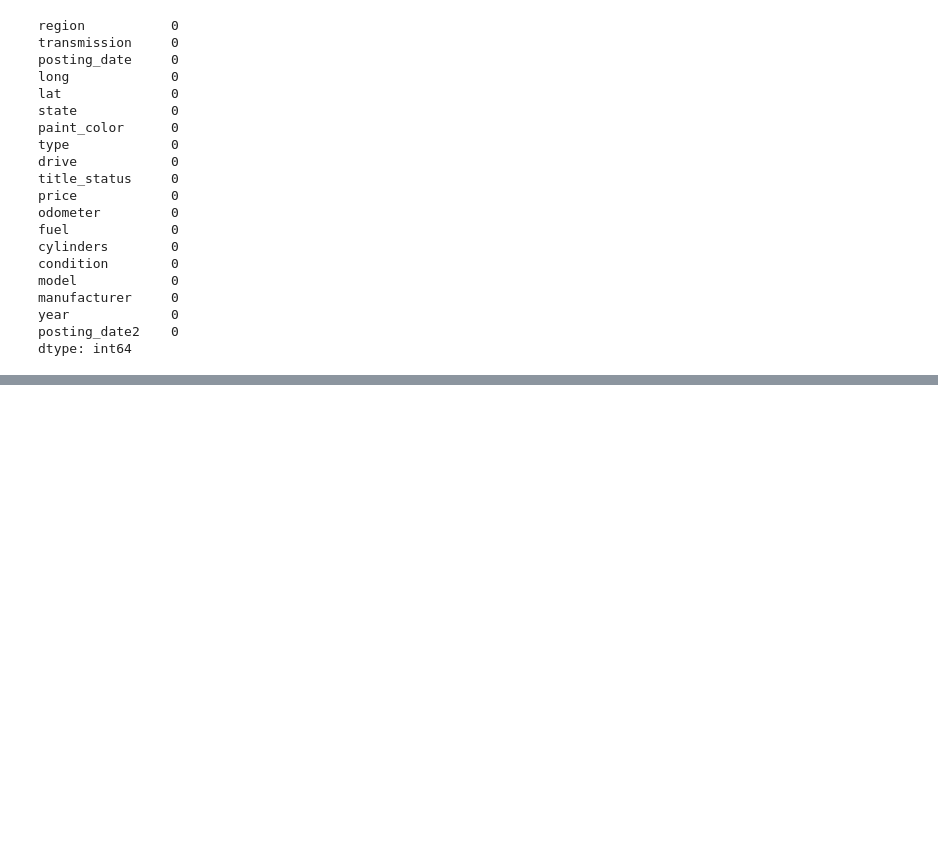
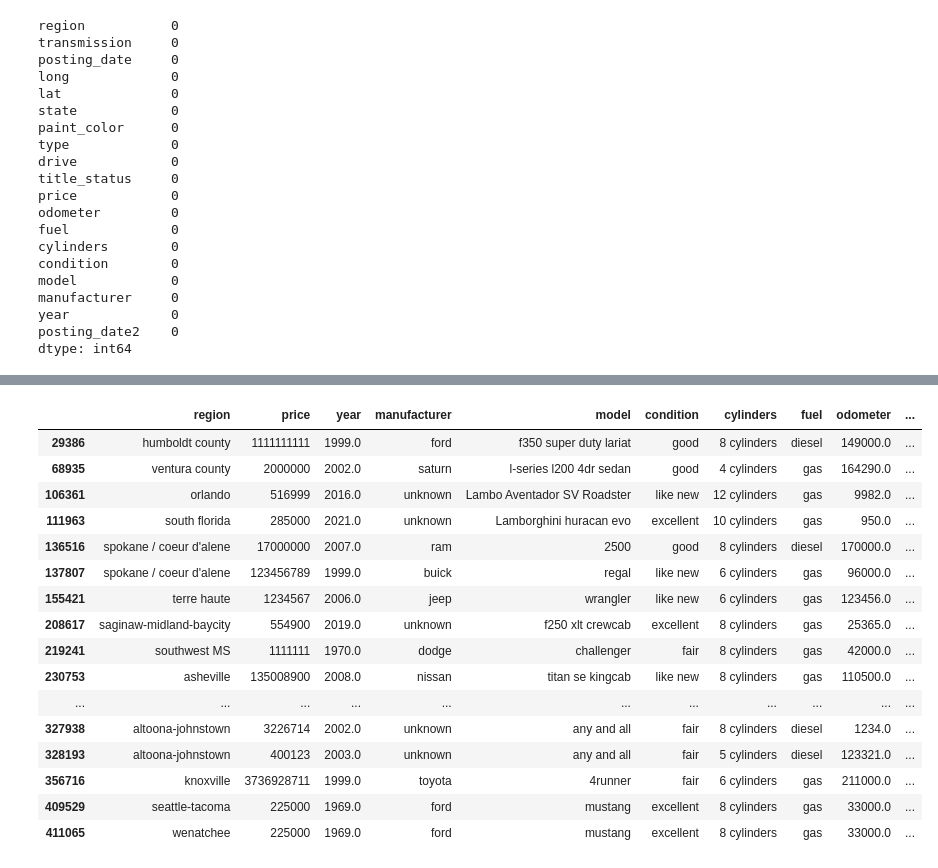
Before and after one commit to kwanjeff/DataTrack, a Jupyter notebook: Capstone 3/1. DataWrangling Used Car Price.ipynb, the cells around one changed output, grey strips where cells are left out. Drawn from its saved outputs; the diff is of its cells as text; code cells hidden in the pictures; blank space fills up the shorter version.

```diff
--- a/Capstone 3/1. DataWrangling Used Car Price.ipynb
+++ b/Capstone 3/1. DataWrangling Used Car Price.ipynb
@@ -507,0 +527,4 @@ dtype: int64
+# %%
+#Task 4.8
+
+usedVehicle2.drop('posting_date',axis=1, inplace=True)
@@ -507,0 +548,26 @@ dtype: int64
+# %%
+#Task 4.10
+
+usedVehiclex = usedVehicle2[usedVehicle2['price']>200000]
+# %%
+#Task 4.11
+
+usedVehiclex
+# %% [output]
+|  | region | price | year | manufacturer | model | condition | cylinders | fuel | odometer | ... |
+| 29386 | humboldt county | 1111111111 | 1999.0 | ford | f350 super duty lariat | good | 8 cylinders | diesel | 149000.0 | ... |
+| 68935 | ventura county | 2000000 | 2002.0 | saturn | l-series l200 4dr sedan | good | 4 cylinders | gas | 164290.0 | ... |
+| 106361 | orlando | 516999 | 2016.0 | unknown | Lambo Aventador SV Roadster | like new | 12 cylinders | gas | 9982.0 | ... |
+| 111963 | south florida | 285000 | 2021.0 | unknown | Lamborghini huracan evo | excellent | 10 cylinders | gas | 950.0 | ... |
+| 136516 | spokane / coeur d'alene | 17000000 | 2007.0 | ram | 2500 | good | 8 cylinders | diesel | 170000.0 | ... |
+| 137807 | spokane / coeur d'alene | 123456789 | 1999.0 | buick | regal | like new | 6 cylinders | gas | 96000.0 | ... |
+| 155421 | terre haute | 1234567 | 2006.0 | jeep | wrangler | like new | 6 cylinders | gas | 123456.0 | ... |
+| 208617 | saginaw-midland-baycity | 554900 | 2019.0 | unknown | f250 xlt crewcab | excellent | 8 cylinders | gas | 25365.0 | ... |
+| 219241 | southwest MS | 1111111 | 1970.0 | dodge | challenger | fair | 8 cylinders | gas | 42000.0 | ... |
+| 230753 | asheville | 135008900 | 2008.0 | nissan | titan se kingcab | like new | 8 cylinders | gas | 110500.0 | ... |
+| ... | ... | ... | ... | ... | ... | ... | ... | ... | ... | ... |
+| 327938 | altoona-johnstown | 3226714 | 2002.0 | unknown | any and all | fair | 8 cylinders | diesel | 1234.0 | ... |
+| 328193 | altoona-johnstown | 400123 | 2003.0 | unknown | any and all | fair | 5 cylinders | diesel | 123321.0 | ... |
+| 356716 | knoxville | 3736928711 | 1999.0 | toyota | 4runner | fair | 6 cylinders | gas | 211000.0 | ... |
+| 409529 | seattle-tacoma | 225000 | 1969.0 | ford | mustang | excellent | 8 cylinders | gas | 33000.0 | ... |
+| 411065 | wenatchee | 225000 | 1969.0 | ford | mustang | excellent | 8 cylinders | gas | 33000.0 | ... |
```
Also changed, not shown: parts of 7 cells of this notebook.
